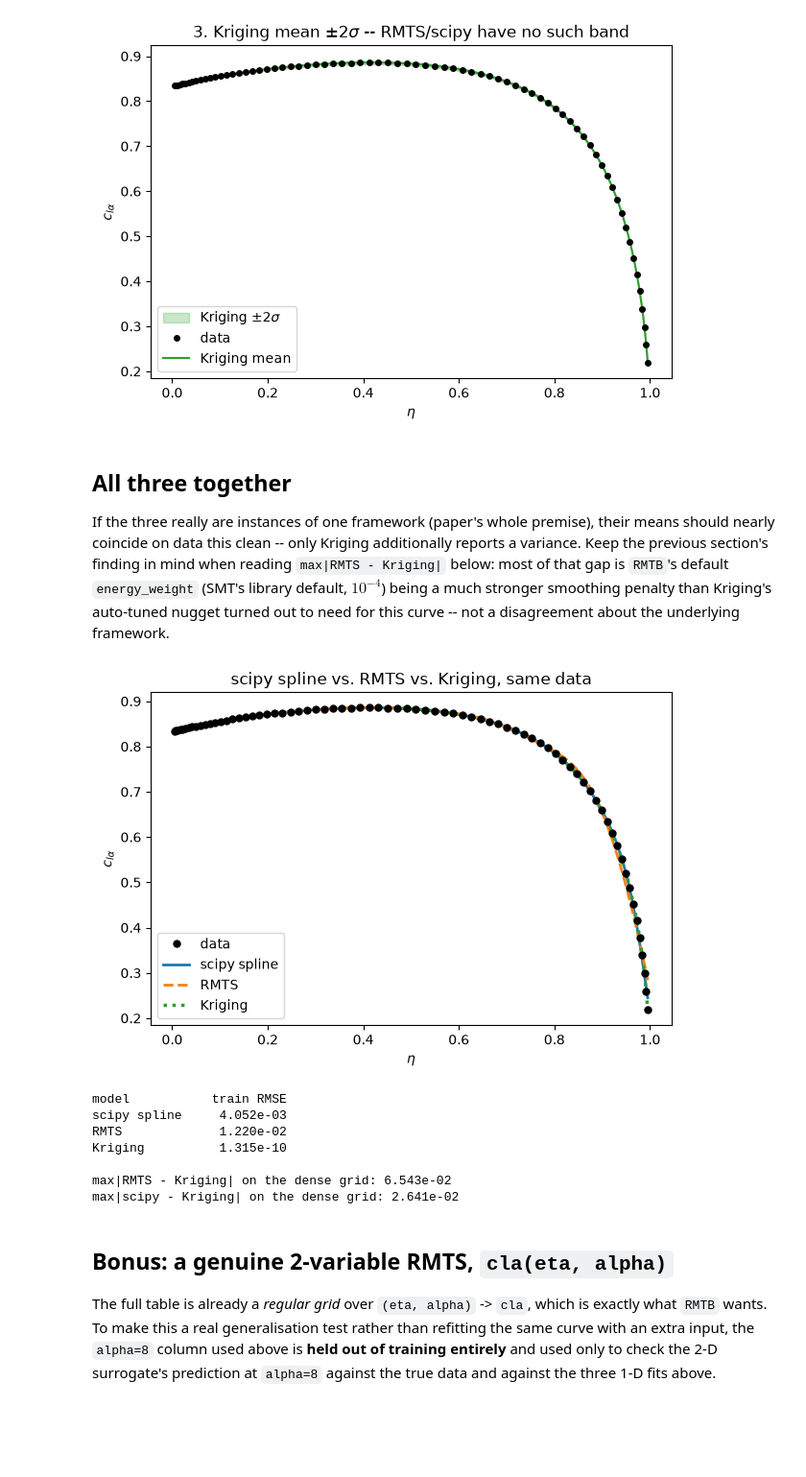
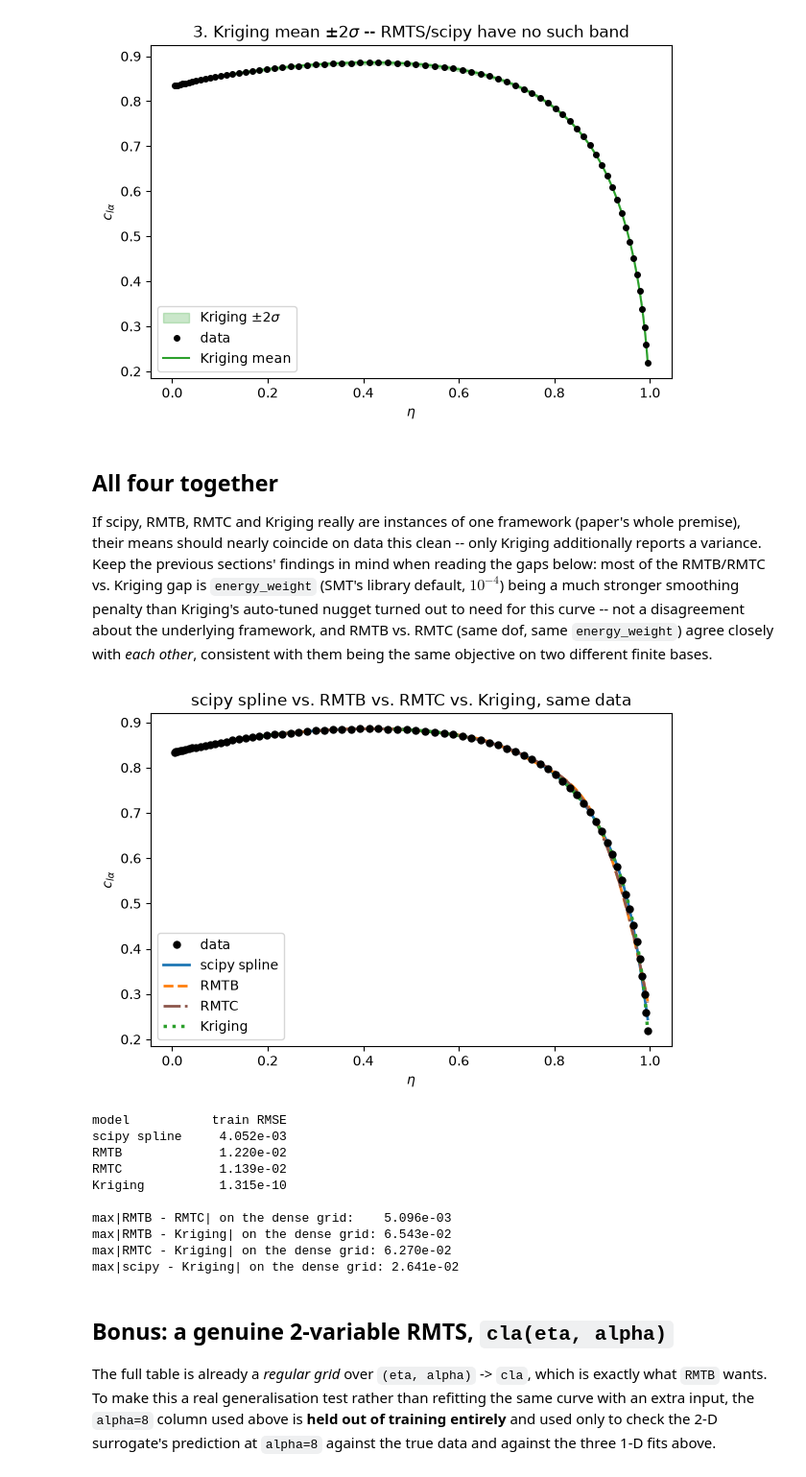
Before and after one commit to nomad-vagabond/krig-splines, a Jupyter notebook: notebooks/smt_skills_cla_eta.ipynb, the cells around one changed output. Shown at 96% size. Cells and saved outputs as stored; diff of their text form; code cells hidden in the pictures; blank space fills up the shorter version.

Commit message:
Add Kriging vs RMTC check

```diff
--- a/notebooks/smt_skills_cla_eta.ipynb
+++ b/notebooks/smt_skills_cla_eta.ipynb
@@ -223,0 +234,26 @@ energy_weight sweep (num_ctrl_pts=40):
+# %%
+rmtc = RMTC(
+    xlimits=np.array([[eta.min(), eta.max()]]),
+    approx_order=2,
+    num_elements=5,           # dof = 2*(num_elements+1) = 12, matching RMTB above
+    energy_weight=1e-4,
+    regularization_weight=1e-14,
+    print_global=False,
+)
+rmtc.set_training_values(eta.reshape(-1, 1), cla)
+rmtc.train()
+
+cla_rmtc = rmtc.predict_values(eta_dense.reshape(-1, 1)).ravel()
+rmse_rmtc = rmse(rmtc.predict_values(eta.reshape(-1, 1)).ravel(), cla)
+print(f"RMTB dof={rmts.num['dof']}, RMTC dof={rmtc.num['dof']}  (matched)")
+print(f"training RMSE  RMTB={rmse_rmts:.3e}   RMTC={rmse_rmtc:.3e}")
+print(f"max|RMTB - RMTC| on the dense grid: {np.max(np.abs(cla_rmts - cla_rmtc)):.3e}")
+
+fig, ax = plt.subplots()
+ax.plot(eta, cla, "o", ms=4, color="k", label="data", zorder=5)
+ax.plot(eta_dense, cla_rmts, color="C1", lw=2, label="RMTB (B-splines)")
+ax.plot(eta_dense, cla_rmtc, "--", color="C5", lw=2, label="RMTC (Hermite)")
+ax.set_xlabel(r"$\eta$"); ax.set_ylabel(r"$c_{l\alpha}$")
+ax.set_title("RMTB vs. RMTC, same dof, same energy_weight")
+ax.legend()
+plt.show()
@@ -260,41 +301,50 @@ training RMSE (Kriging): 1.315e-10
 predictive std, min/max over the dense grid: 3.25e-07 / 2.17e-03
 [figure]
 # %% [markdown]
-## All three together
+## All four together
 
-If the three really are instances of one framework (paper's whole premise), their
-means should nearly coincide on data this clean -- only Kriging additionally reports
-a variance. Keep the previous section's finding in mind when reading
-`max|RMTS - Kriging|` below: most of that gap is `RMTB`'s default `energy_weight`
-(SMT's library default, $10^{-4}$) being a much stronger smoothing penalty than
-Kriging's auto-tuned nugget turned out to need for this curve -- not a disagreement
-about the underlying framework.
+If scipy, RMTB, RMTC and Kriging really are instances of one framework (paper's
+whole premise), their means should nearly coincide on data this clean -- only
+Kriging additionally reports a variance. Keep the previous sections' findings in
+mind when reading the gaps below: most of the RMTB/RMTC vs. Kriging gap is
+`energy_weight` (SMT's library default, $10^{-4}$) being a much stronger smoothing
+penalty than Kriging's auto-tuned nugget turned out to need for this curve -- not a
+disagreement about the underlying framework, and RMTB vs. RMTC (same dof, same
+`energy_weight`) agree closely with *each other*, consistent with them being the
+same objective on two different finite bases.
 # %%
 fig, ax = plt.subplots()
 ax.plot(eta, cla, "o", ms=5, color="k", label="data", zorder=5)
 ax.plot(eta_dense, spline_gcv(eta_dense), color="C0", lw=2, label="scipy spline")
-ax.plot(eta_dense, cla_rmts, "--", color="C1", lw=2, label="RMTS")
+ax.plot(eta_dense, cla_rmts, "--", color="C1", lw=2, label="RMTB")
+ax.plot(eta_dense, cla_rmtc, "-.", color="C5", lw=2, label="RMTC")
 ax.plot(eta_dense, cla_krg, ":", color="C2", lw=2.5, label="Kriging")
 ax.set_xlabel(r"$\eta$"); ax.set_ylabel(r"$c_{l\alpha}$")
-ax.set_title("scipy spline vs. RMTS vs. Kriging, same data")
+ax.set_title("scipy spline vs. RMTB vs. RMTC vs. Kriging, same data")
 ax.legend()
 plt.show()
 
 print(f"{'model':<14}{'train RMSE':>12}")
 print(f"{'scipy spline':<14}{rmse_gcv:>12.3e}")
-print(f"{'RMTS':<14}{rmse_rmts:>12.3e}")
+print(f"{'RMTB':<14}{rmse_rmts:>12.3e}")
+print(f"{'RMTC':<14}{rmse_rmtc:>12.3e}")
 print(f"{'Kriging':<14}{rmse_krg:>12.3e}")
 print()
-print(f"max|RMTS - Kriging| on the dense grid: {np.max(np.abs(cla_rmts - cla_krg)):.3e}")
+print(f"max|RMTB - RMTC| on the dense grid:    {np.max(np.abs(cla_rmts - cla_rmtc)):.3e}")
+print(f"max|RMTB - Kriging| on the dense grid: {np.max(np.abs(cla_rmts - cla_krg)):.3e}")
+print(f"max|RMTC - Kriging| on the dense grid: {np.max(np.abs(cla_rmtc - cla_krg)):.3e}")
 print(f"max|scipy - Kriging| on the dense grid: {np.max(np.abs(spline_gcv(eta_dense) - cla_krg)):.3e}")
 # %% [output]
-[figure, old version]
+[figure, new version]
 model           train RMSE
 scipy spline     4.052e-03
-RMTS             1.220e-02
+RMTB             1.220e-02
+RMTC             1.139e-02
 Kriging          1.315e-10
 
-max|RMTS - Kriging| on the dense grid: 6.543e-02
+max|RMTB - RMTC| on the dense grid:    5.096e-03
+max|RMTB - Kriging| on the dense grid: 6.543e-02
+max|RMTC - Kriging| on the dense grid: 6.270e-02
 max|scipy - Kriging| on the dense grid: 2.641e-02
 # %% [markdown]
 ## Bonus: a genuine 2-variable RMTS, `cla(eta, alpha)`
```
Also changed, not shown: parts of 7 cells of this notebook.
